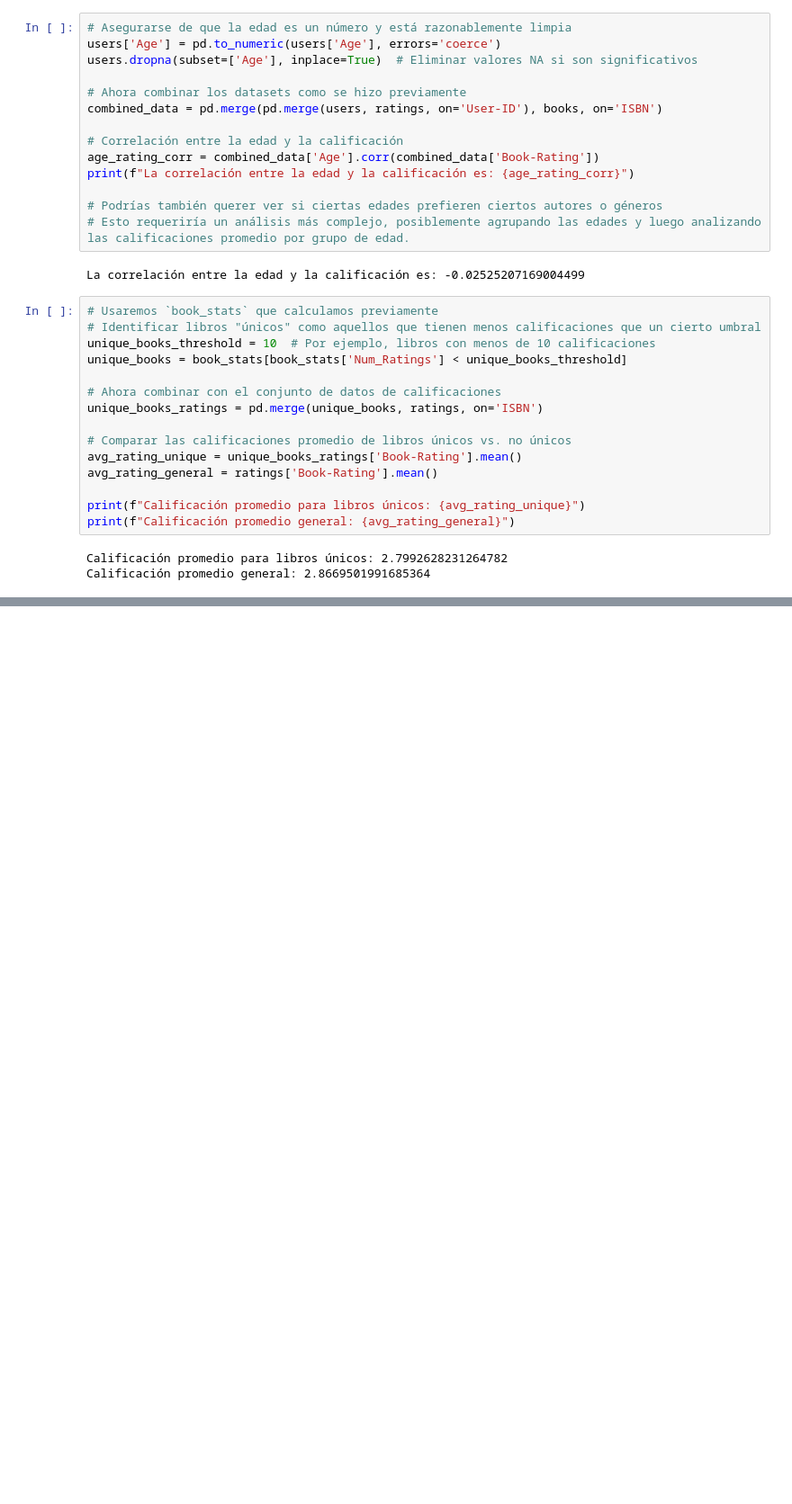
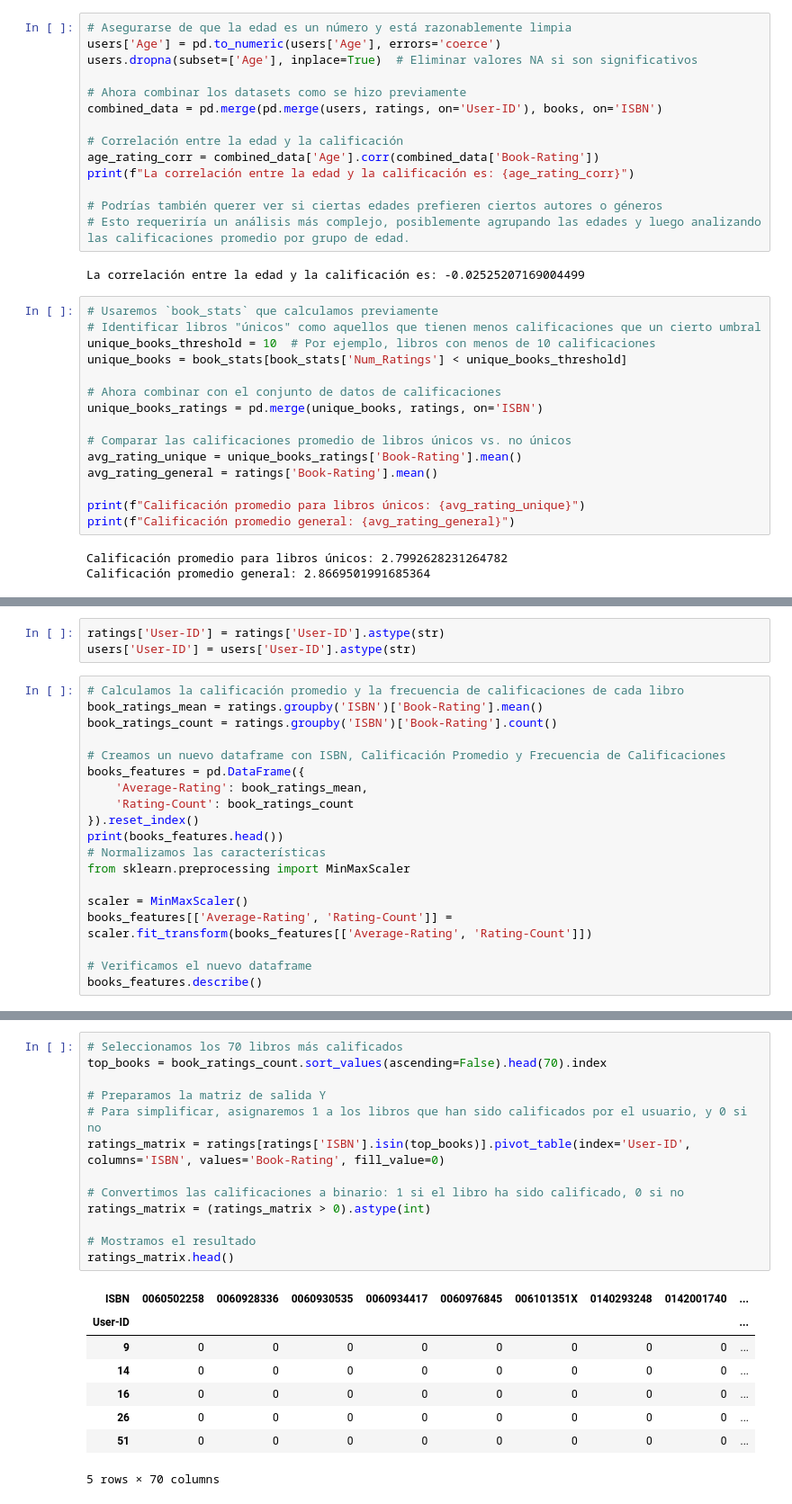
Before and after one commit to GitElean/DL_6_7, a Jupyter notebook: recommendation.ipynb, the cells around one changed output, grey strips where cells are left out. Shown at 90% size. Cells and saved outputs as stored; diff of their text form; blank space fills up the shorter version.

```diff
--- a/recommendation.ipynb
+++ b/recommendation.ipynb
@@ -370,0 +383,22 @@ Calificación promedio general: 2.8669501991685364
+# %%
+ratings['User-ID'] = ratings['User-ID'].astype(str)
+users['User-ID'] = users['User-ID'].astype(str)
+# %%
+# Calculamos la calificación promedio y la frecuencia de calificaciones de cada libro
+book_ratings_mean = ratings.groupby('ISBN')['Book-Rating'].mean()
+book_ratings_count = ratings.groupby('ISBN')['Book-Rating'].count()
+
+# Creamos un nuevo dataframe con ISBN, Calificación Promedio y Frecuencia de Calificaciones
+books_features = pd.DataFrame({
+    'Average-Rating': book_ratings_mean,
+    'Rating-Count': book_ratings_count
+}).reset_index()
+print(books_features.head())
+# Normalizamos las características
+from sklearn.preprocessing import MinMaxScaler
+
+scaler = MinMaxScaler()
+books_features[['Average-Rating', 'Rating-Count']] = scaler.fit_transform(books_features[['Average-Rating', 'Rating-Count']])
+
+# Verificamos el nuevo dataframe
+books_features.describe()
@@ -370,0 +421,22 @@ Calificación promedio general: 2.8669501991685364
+# %%
+# Seleccionamos los 70 libros más calificados
+top_books = book_ratings_count.sort_values(ascending=False).head(70).index
+
+# Preparamos la matriz de salida Y
+# Para simplificar, asignaremos 1 a los libros que han sido calificados por el usuario, y 0 si no
+ratings_matrix = ratings[ratings['ISBN'].isin(top_books)].pivot_table(index='User-ID', columns='ISBN', values='Book-Rating', fill_value=0)
+
+# Convertimos las calificaciones a binario: 1 si el libro ha sido calificado, 0 si no
+ratings_matrix = (ratings_matrix > 0).astype(int)
+
+# Mostramos el resultado
+ratings_matrix.head()
+# %% [output]
+| ISBN | 0060502258 | 0060928336 | 0060930535 | 0060934417 | 0060976845 | 006101351X | 0140293248 | 0142001740 | ... |
+| User-ID |  |  |  |  |  |  |  |  | ... |
+| 9 | 0 | 0 | 0 | 0 | 0 | 0 | 0 | 0 | ... |
+| 14 | 0 | 0 | 0 | 0 | 0 | 0 | 0 | 0 | ... |
+| 16 | 0 | 0 | 0 | 0 | 0 | 0 | 0 | 0 | ... |
+| 26 | 0 | 0 | 0 | 0 | 0 | 0 | 0 | 0 | ... |
+| 51 | 0 | 0 | 0 | 0 | 0 | 0 | 0 | 0 | ... |
+5 rows × 70 columns
```
Also changed, not shown: parts of 8 cells of this notebook.
